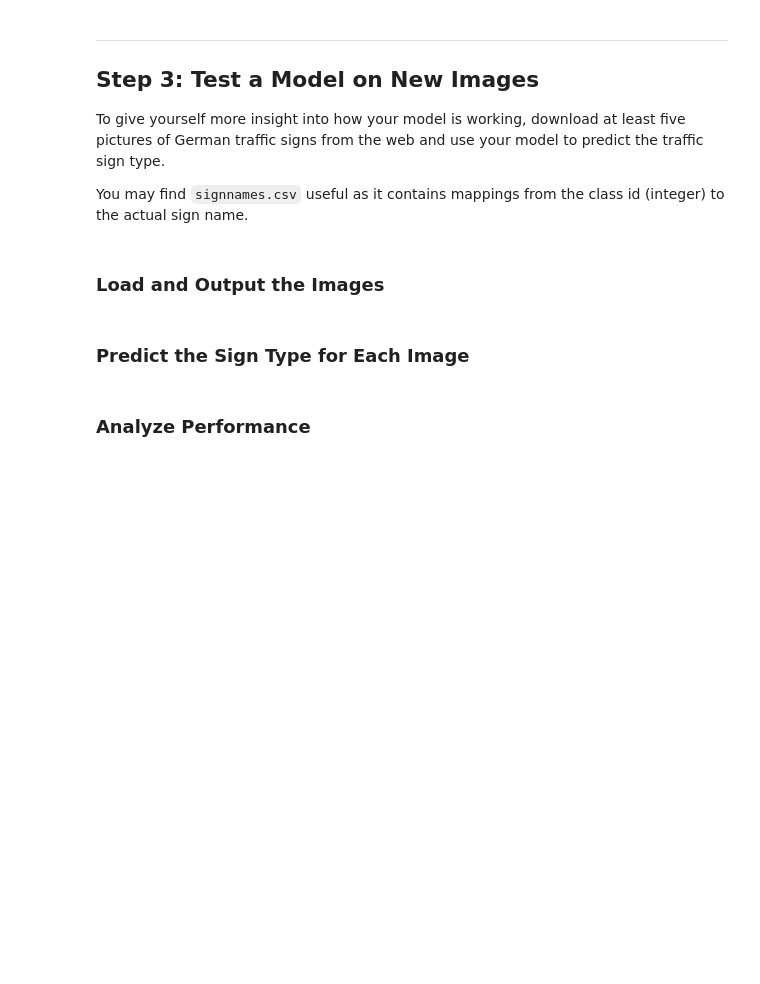
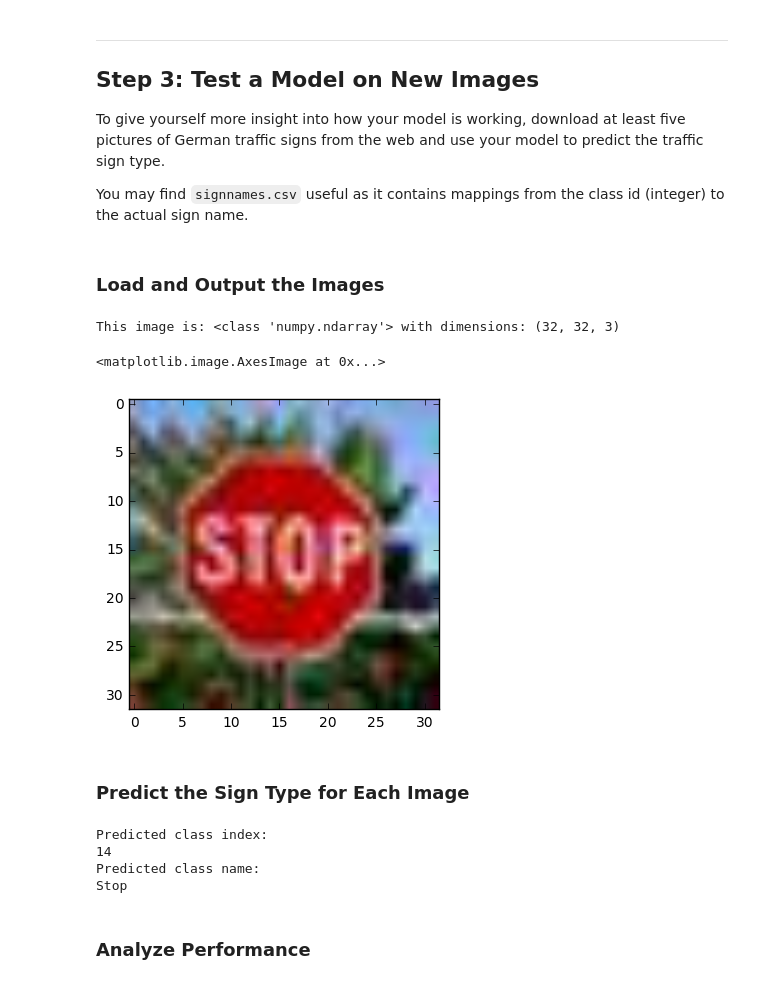
Before and after one commit to tevisgehr/Tevis_Self_Driving_Car_Nanodegree_Udacity, a Jupyter notebook: Traffic-Sign-Classifier-Project2/Traffic_Sign_Classifier.ipynb, the cells around one changed output. Cells and saved outputs as stored; diff of their text form; code cells hidden in the pictures; blank space fills up the shorter version.

Commit message:
Predicts stop sign

```diff
--- a/Traffic-Sign-Classifier-Project2/Traffic_Sign_Classifier.ipynb
+++ b/Traffic-Sign-Classifier-Project2/Traffic_Sign_Classifier.ipynb
@@ -407,2 +406,18 @@ You may find `signnames.csv` useful as it contains mappings from the class id (i
+# %%
+import matplotlib.pyplot as plt
+import matplotlib.image as mpimg
+import numpy as np
+import cv2
+%matplotlib inline
+#reading in an image
+image = mpimg.imread('stop_sign_resized.jpg')
+# %%
+#printing out some stats and plotting
+print('This image is:', type(image), 'with dimensions:', image.shape)
+plt.imshow(image)
+# %% [output]
+This image is: <class 'numpy.ndarray'> with dimensions: (32, 32, 3)
+<matplotlib.image.AxesImage at 0x...>
+[figure, added]
 # %% [markdown]
 ### Predict the Sign Type for Each Image
@@ -413,3 +424,27 @@ You may find `signnames.csv` useful as it contains mappings from the class id (i
+# %%
+predict_image = np.array([image])
+
+softmax = tf.nn.softmax(logits)
+pred = tf.nn.top_k(softmax, 1)
+
+with tf.Session() as sess:
+    saver.restore(sess, tf.train.latest_checkpoint('.'))
+    result = sess.run(pred, feed_dict={x: predict_image})
+
+
+    predictions  = result.values
+    predictionIndicies  = result.indices
+
+#print(predictions)
+print("Predicted class index:")
+print(predictionIndicies[0][0])
+print("Predicted class name:")
+print(sign_names[predictionIndicies[0][0]])
+# %% [output]
+Predicted class index:
+14
+Predicted class name:
+Stop
 # %% [markdown]
 ### Analyze Performance
 # %%
```
Also changed, not shown: parts of 8 cells of this notebook.
